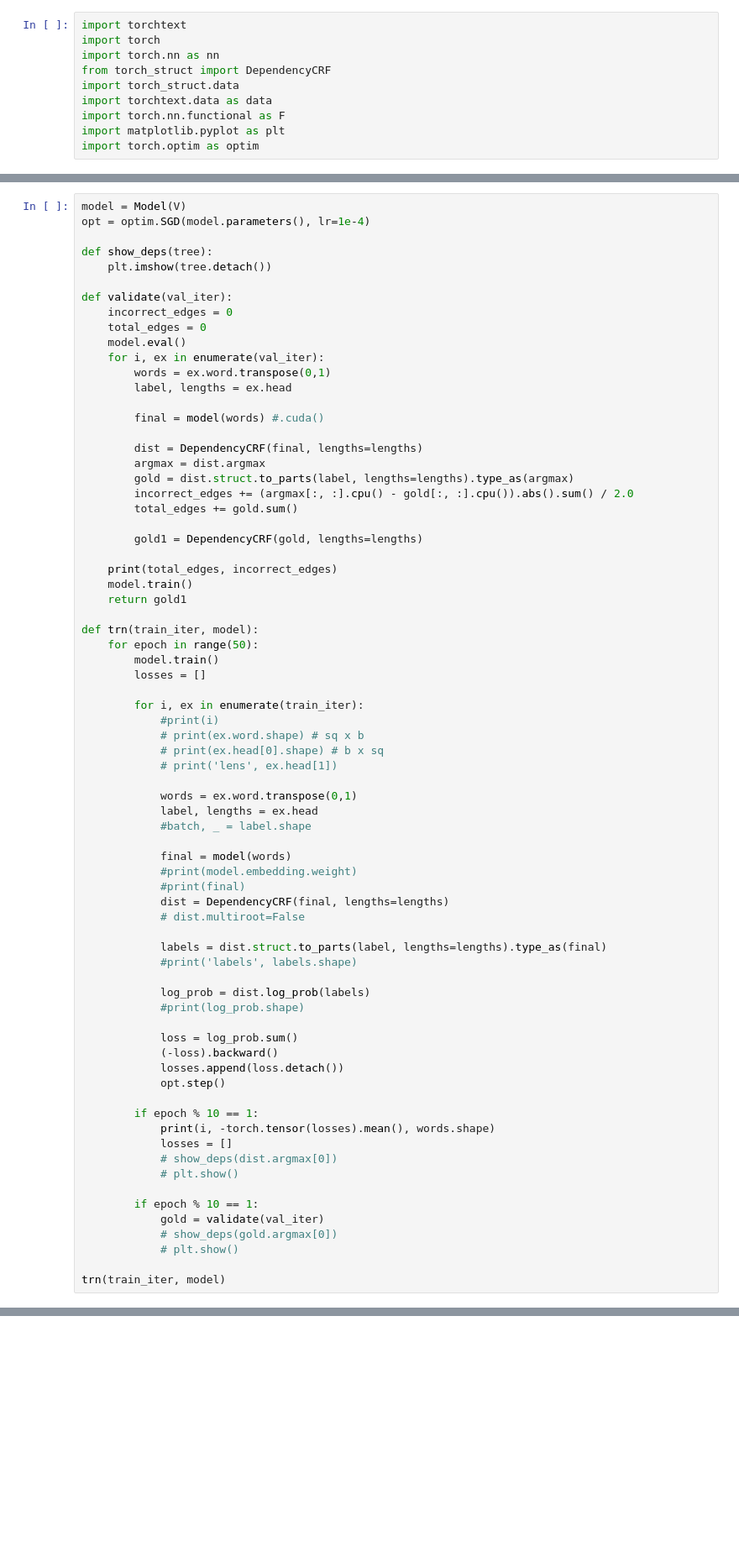
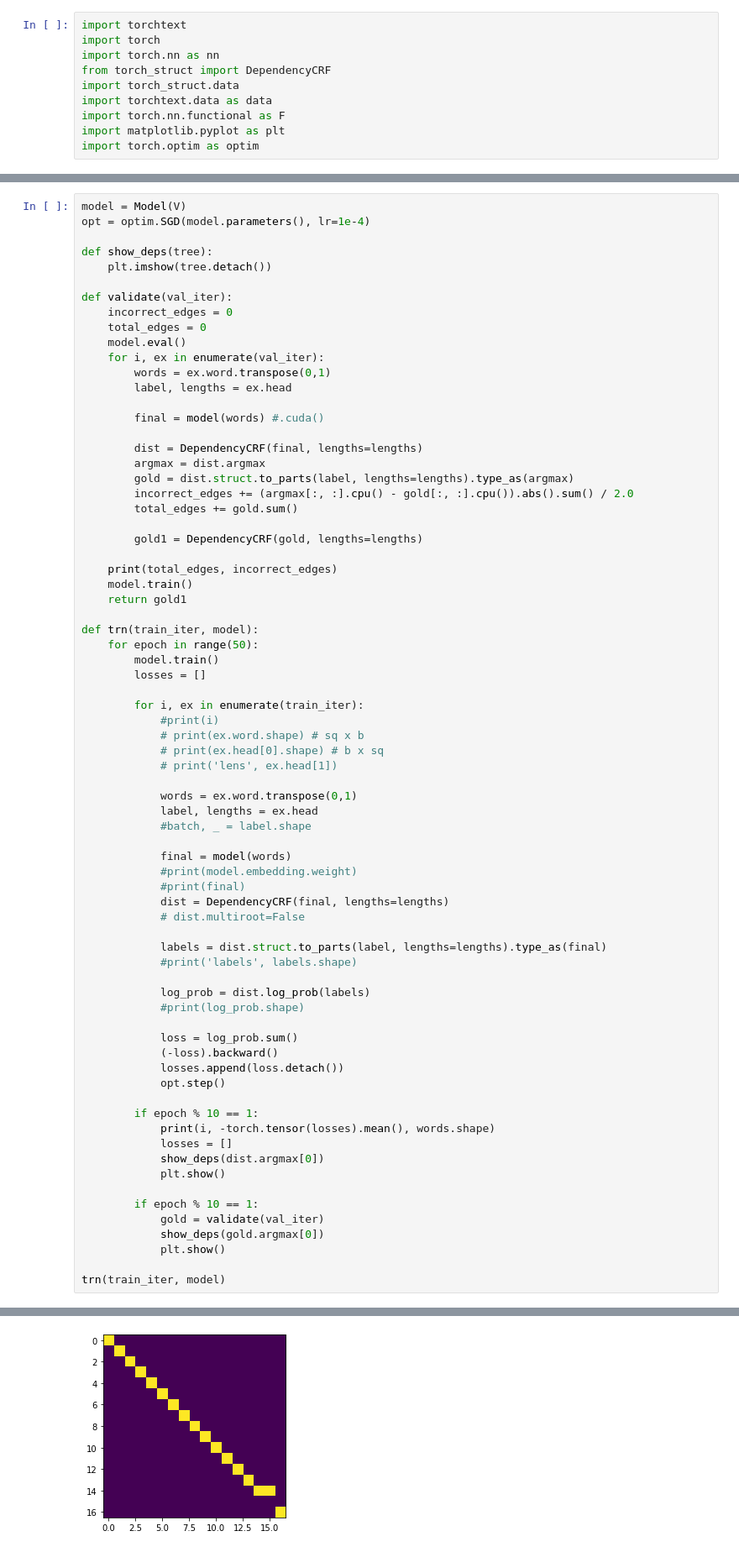
Before and after one commit to peithous/nlp-pytorch-struct, a Jupyter notebook: depcrf-1hot-lin.ipynb, the cells around one changed output, grey strips where cells are left out. Shown at 84% size. Cells and saved outputs as stored; diff of their text form; blank space fills up the shorter version.

```diff
--- a/depcrf-1hot-lin.ipynb
+++ b/depcrf-1hot-lin.ipynb
@@ -120,13 +120,13 @@ def trn(train_iter, model):
         if epoch % 10 == 1:
             print(i, -torch.tensor(losses).mean(), words.shape)
             losses = []
-            # show_deps(dist.argmax[0])
-            # plt.show()
+            show_deps(dist.argmax[0])
+            plt.show()
 
         if epoch % 10 == 1:
             gold = validate(val_iter)
-            # show_deps(gold.argmax[0])
-            # plt.show()
+            show_deps(gold.argmax[0])
+            plt.show()
 
 trn(train_iter, model)
 # %% [output]
@@ -140,0 +134 @@ tensor(276.) tensor(139.)
+[figure, added]
```
Also changed, not shown: parts of 1 cell of this notebook, 1 other file.
